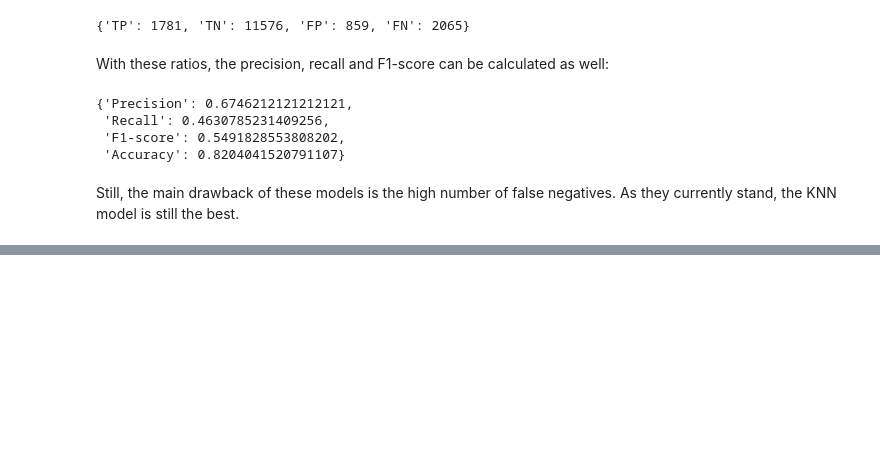
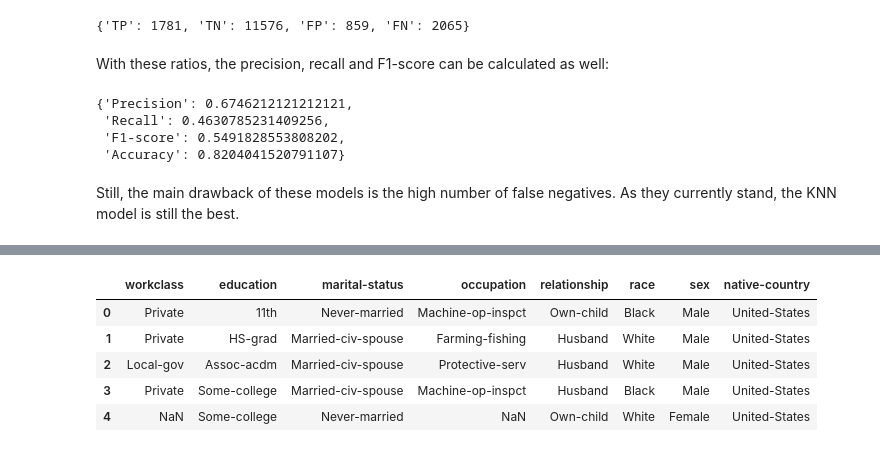
Before and after one commit to Pligabue/PCS5024-2021, a Jupyter notebook: Classifiers for the Adult Dataset/main.ipynb, the cells around one changed output, grey strips where cells are left out. Drawn from its saved outputs; the diff is of its cells as text; code cells hidden in the pictures; blank space fills up the shorter version.

```diff
--- a/Classifiers for the Adult Dataset/main.ipynb
+++ b/Classifiers for the Adult Dataset/main.ipynb
@@ -564,0 +615,11 @@ Still, the main drawback of these models is the high number of false negatives.
+# %%
+categorical_test_df = test_df.copy()
+categorical_test_df = categorical_test_df[categorical_names]
+categorical_test_df.head()
+# %% [output]
+|  | workclass | education | marital-status | occupation | relationship | race | sex | native-country |
+| 0 | Private | 11th | Never-married | Machine-op-inspct | Own-child | Black | Male | United-States |
+| 1 | Private | HS-grad | Married-civ-spouse | Farming-fishing | Husband | White | Male | United-States |
+| 2 | Local-gov | Assoc-acdm | Married-civ-spouse | Protective-serv | Husband | White | Male | United-States |
+| 3 | Private | Some-college | Married-civ-spouse | Machine-op-inspct | Husband | Black | Male | United-States |
+| 4 | NaN | Some-college | Never-married | NaN | Own-child | White | Female | United-States |
```
Also changed, not shown: parts of 41 cells of this notebook, 2 other files.
